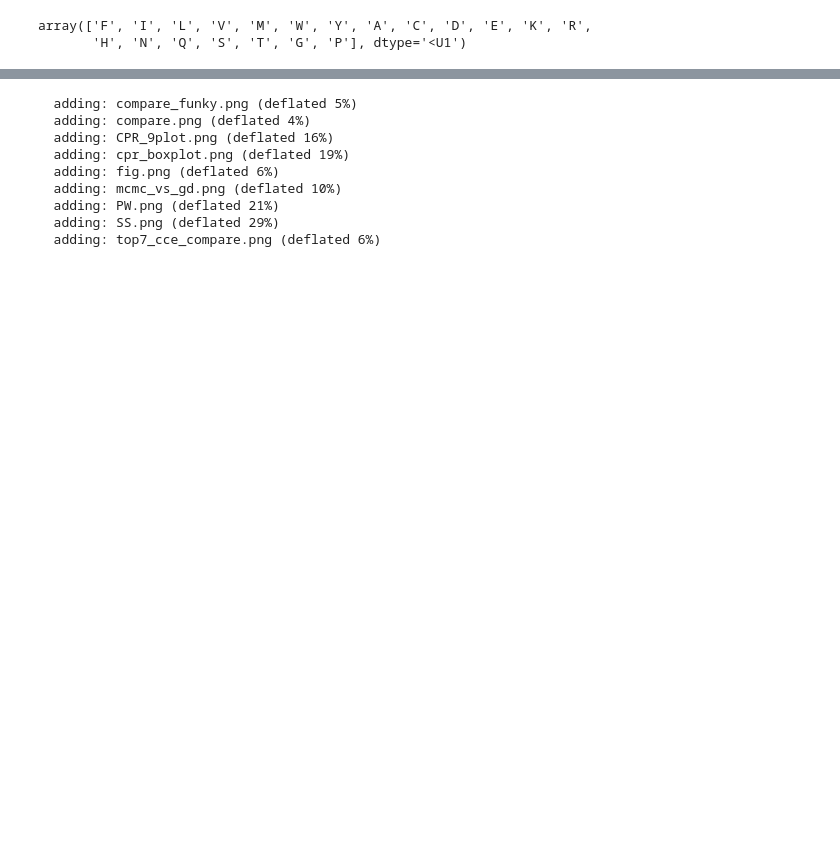
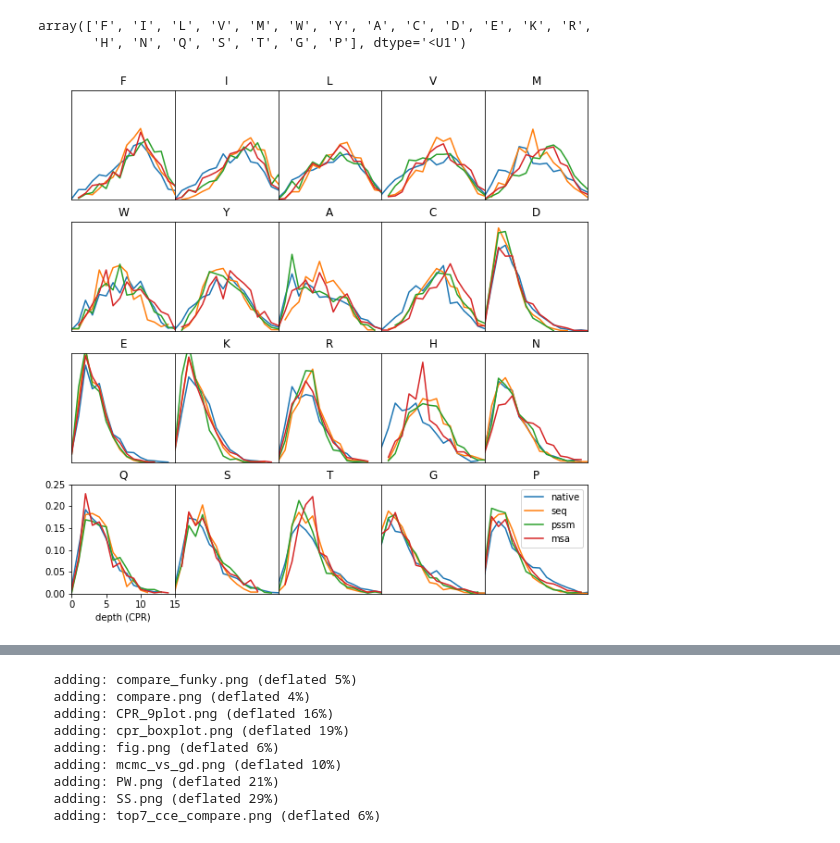
Before and after one commit to gjoni/trDesign, a Jupyter notebook: 02-GD/notebooks/SI.ipynb, the cells around one changed output, grey strips where cells are left out. Saved outputs shown, nothing was run; the diff lists cells and outputs as text; code cells hidden in the pictures; blank space fills up the shorter version.

```diff
--- a/02-GD/notebooks/SI.ipynb
+++ b/02-GD/notebooks/SI.ipynb
@@ -697,6 +714,35 @@ np.array(alpha_1)[idx]
 # %% [output]
 array(['F', 'I', 'L', 'V', 'M', 'W', 'Y', 'A', 'C', 'D', 'E', 'K', 'R',
        'H', 'N', 'Q', 'S', 'T', 'G', 'P'], dtype='<U1')
+# %%
+wt_cpr_raw = [np.unique(x,return_counts=True) for x in wt["cpr_raw"]]
+design_seq_cpr_raw = [np.unique(x,return_counts=True) for x in design_seq["cpr_raw"]]
+design_pssm_cpr_raw = [np.unique(x,return_counts=True) for x in design_pssm["cpr_raw"]]
+design_msa_cpr_raw = [np.unique(x,return_counts=True) for x in design_msa["cpr_raw"]]
+
+plt.figure(figsize=(10,10))
+plt.subplots_adjust(wspace=0)
+for n in range(20):
+  k = idx[n]
+  plt.subplot(4,5,n+1)
+  plt.title(f"{alpha_1[k]}")
+  plt.plot(wt_cpr_raw[k][0],wt_cpr_raw[k][1]/wt_cpr_raw[k][1].sum(),label="native")
+  plt.plot(design_seq_cpr_raw[k][0],design_seq_cpr_raw[k][1]/design_seq_cpr_raw[k][1].sum(),label="seq")
+  plt.plot(design_pssm_cpr_raw[k][0],design_pssm_cpr_raw[k][1]/design_pssm_cpr_raw[k][1].sum(),label="pssm")
+  plt.plot(design_msa_cpr_raw[k][0],design_msa_cpr_raw[k][1]/design_msa_cpr_raw[k][1].sum(),label="msa")
+  plt.xlim(0,15)
+  plt.ylim(0,0.25)
+  if n != 15:
+    plt.xticks([])
+    plt.yticks([])
+  else:
+    plt.xlabel("depth (CPR)")
+  if n == 19:
+    plt.legend()
+plt.savefig("cpr_dist.png", bbox_inches='tight', dpi=300)
+plt.show()
+# %% [output]
+[figure, added]
 # %%
 plt.figure(figsize=(8,8))
 plt.subplot(2,2,1); plt.title("native")
```
Also changed, not shown: parts of 9 cells of this notebook.
